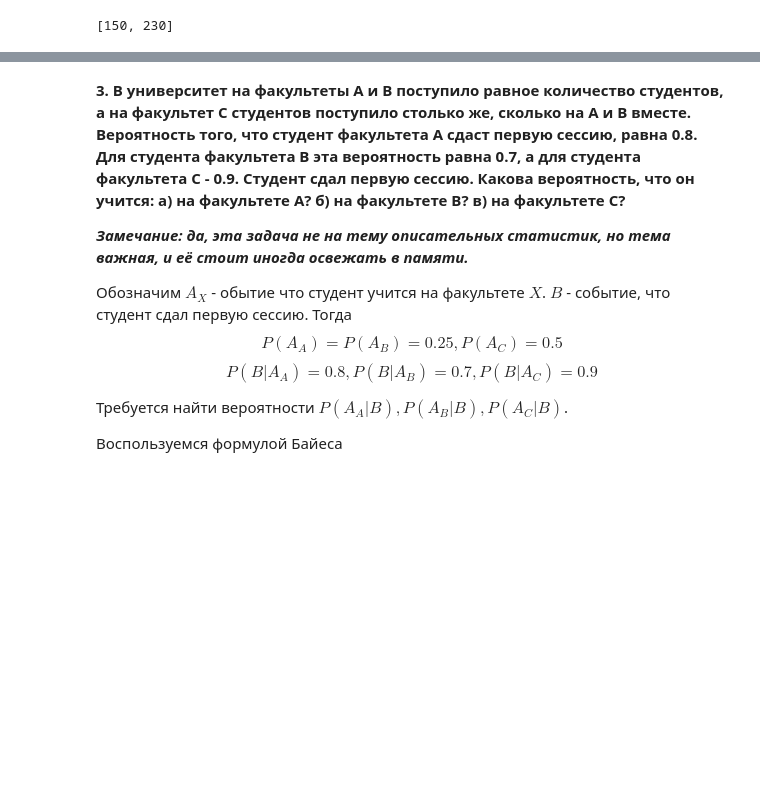
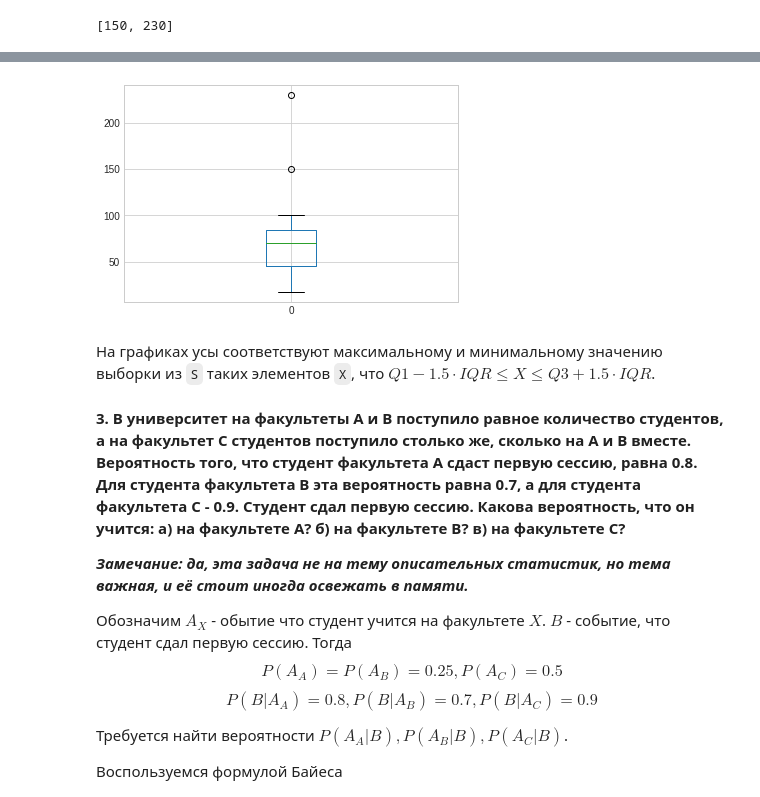
Before and after one commit to dimireme/gb_math_statistics, a Jupyter notebook: lesson_3.ipynb, the cells around one changed output, grey strips where cells are left out. Drawn from its saved outputs; the diff is of its cells as text; code cells hidden in the pictures; blank space fills up the shorter version.

```diff
--- a/lesson_3.ipynb
+++ b/lesson_3.ipynb
@@ -72,3 +91,10 @@ s_emissions
+# %%
+pd.DataFrame(s).boxplot()
+plt.show()
+# %% [output]
+[figure, added]
+# %% [markdown]
+На графиках усы соответствуют максимальному и минимальному значению выборки из `S` таких элементов `X`, что $Q1-1.5 \cdot IQR \leq X \leq Q3+1.5 \cdot IQR$.
 # %% [markdown]
 **3. В университет на факультеты A и B поступило равное количество студентов, а на факультет C студентов поступило столько же, сколько на A и B вместе. Вероятность того, что студент факультета A сдаст первую сессию, равна 0.8. Для студента факультета B эта вероятность равна 0.7, а для студента факультета C - 0.9. Студент сдал первую сессию. Какова вероятность, что он учится: a) на факультете A? б) на факультете B? в) на факультете C?**
 
```
Also changed, not shown: parts of 4 cells of this notebook.
